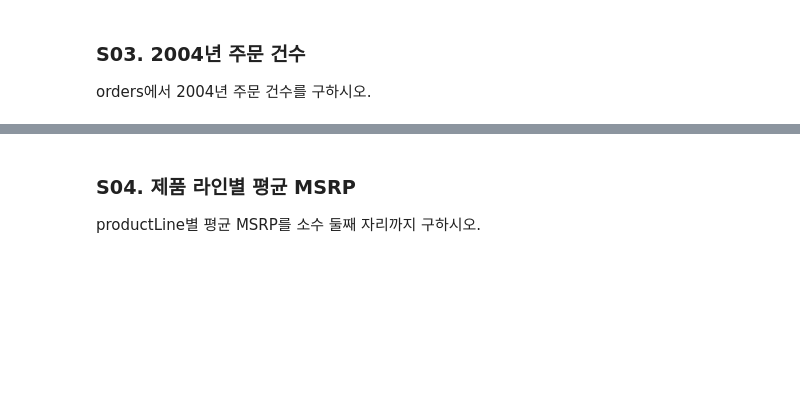
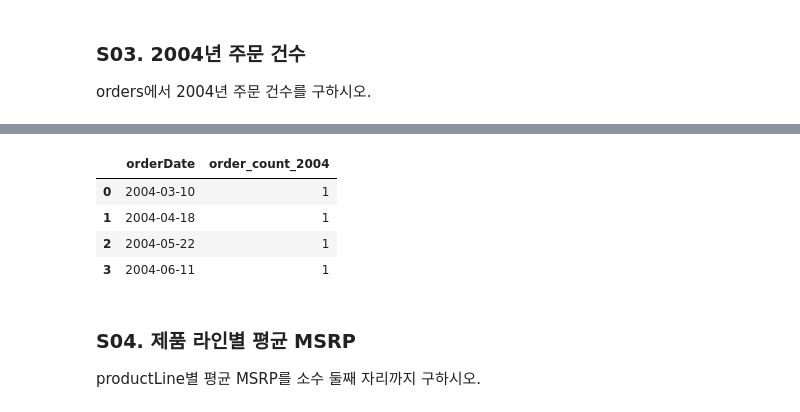
Before and after one commit to Han-think/Han-think.github.io, a Jupyter notebook: downloads/coding-test-review/coding-test-practice.ipynb, the cells around one changed output, grey strips where cells are left out. Cells and saved outputs as stored; diff of their text form; code cells hidden in the pictures; blank space fills up the shorter version.

```diff
--- a/downloads/coding-test-review/coding-test-practice.ipynb
+++ b/downloads/coding-test-review/coding-test-practice.ipynb
@@ -124,8 +175,16 @@ LIMIT 3;
 # %%
 # 예시 정답
 run_sql("""
-SELECT COUNT(*) AS order_count_2004 FROM orders WHERE strftime('%Y', orderDate) = '2004';
+SELECT orderDate, COUNT(*) AS order_count_2004 FROM orders
+WHERE strftime('%Y', orderDate) = '2004'
+GROUP BY orderDate;
 """)
+# %% [output]
+|  | orderDate | order_count_2004 |
+| 0 | 2004-03-10 | 1 |
+| 1 | 2004-04-18 | 1 |
+| 2 | 2004-05-22 | 1 |
+| 3 | 2004-06-11 | 1 |
 # %% [markdown]
 ### S04. 제품 라인별 평균 MSRP
 
```
Also changed, not shown: parts of 9 cells of this notebook.
